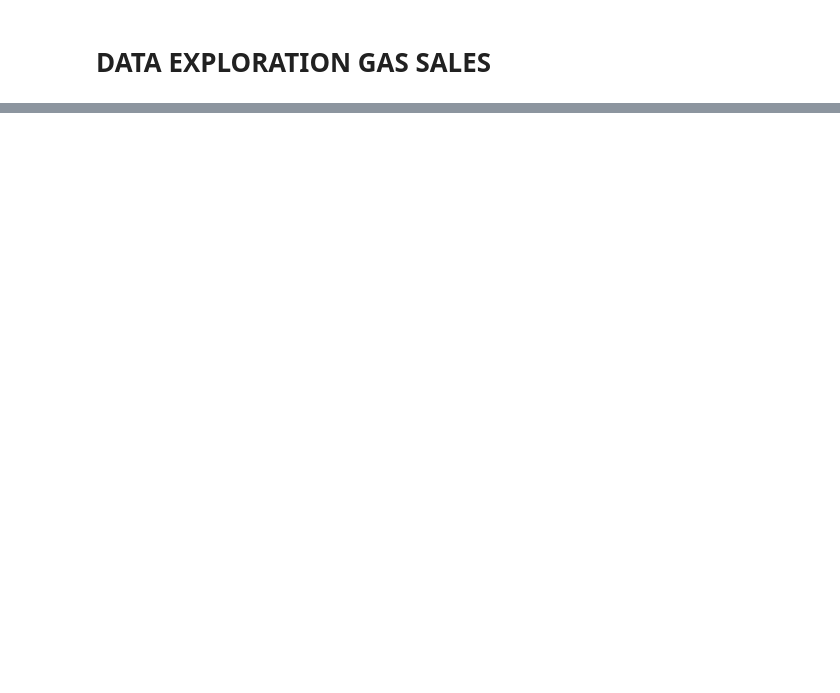
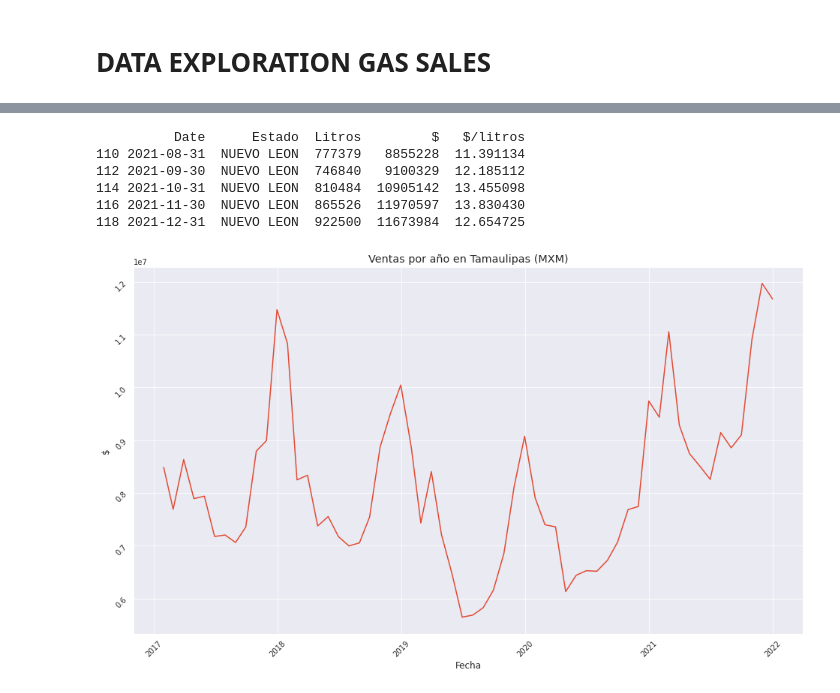
Before and after one commit to EdsonECM17/gas-sales-prediction, a Jupyter notebook: notebooks/file_processing.ipynb, the cells around one changed output, grey strips where cells are left out. Cells and saved outputs as stored; diff of their text form; code cells hidden in the pictures; blank space fills up the shorter version.

```diff
--- a/notebooks/file_processing.ipynb
+++ b/notebooks/file_processing.ipynb
@@ -140,0 +276,11 @@ full_data.head(5)
+# %%
+df_grouped_ts = full_data.groupby([pd.Grouper(key='Date', axis=0,
+                      freq='M'), 'Estado']).sum()
+
+df_grouped_ts.reset_index(inplace=True)
+df_grouped_ts['Date'] = pd.to_datetime(df_grouped_ts['Date'], format='%Y/%m/%d')
+
+df_grouped_ts.set_index('Date')
+
+df_grouped_ts['$/litros'] = df_grouped_ts['$'] / df_grouped_ts['Litros']
+df_grouped_ts.head()
@@ -140,0 +294,19 @@ full_data.head(5)
+# %%
+df_grouped_nl_ts = df_grouped_ts[df_grouped_ts['Estado'] == 'NUEVO LEON']
+print(df_grouped_nl_ts.tail())
+
+price_nl_gas = sns.lineplot(x="Date", y="$", data=df_grouped_nl_ts)
+
+price_nl_gas.tick_params(rotation=45)
+
+plt.title('Ventas por año en Tamaulipas (MXM)')
+plt.xlabel('Fecha')
+plt.show()
+# %% [output]
+          Date      Estado  Litros         $   $/litros
+110 2021-08-31  NUEVO LEON  777379   8855228  11.391134
+112 2021-09-30  NUEVO LEON  746840   9100329  12.185112
+114 2021-10-31  NUEVO LEON  810484  10905142  13.455098
+116 2021-11-30  NUEVO LEON  865526  11970597  13.830430
+118 2021-12-31  NUEVO LEON  922500  11673984  12.654725
+[figure, added]
```
Also changed, not shown: parts of 25 cells of this notebook.
